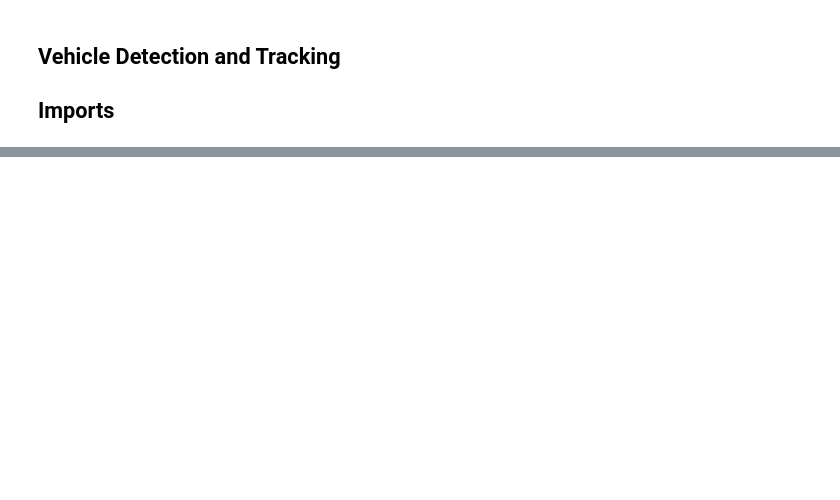
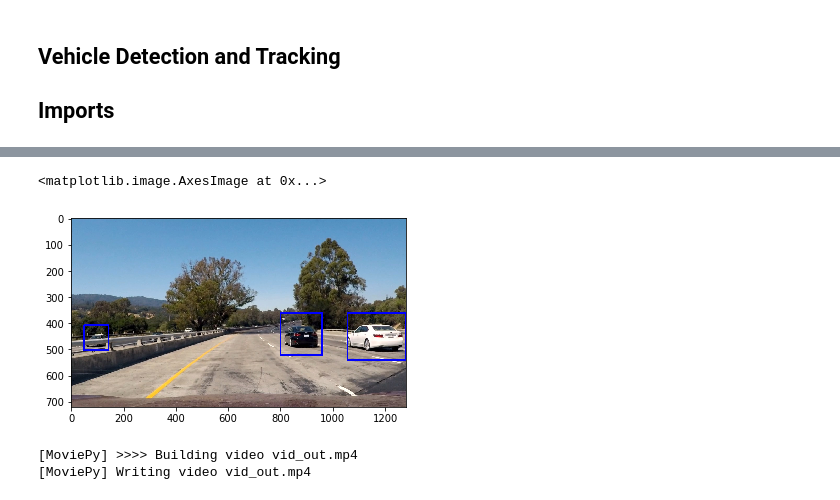
Before and after one commit to baninho/CarND-P5, a Jupyter notebook: P5.ipynb, the cells around one changed output, grey strips where cells are left out. Saved outputs shown, nothing was run; the diff lists cells and outputs as text; code cells hidden in the pictures; blank space fills up the shorter version.

```diff
--- a/P5.ipynb
+++ b/P5.ipynb
@@ -540,9 +558,10 @@ def process_image(img):
         # Add heat to window with a detection
         heat = add_heat(heat,hot_windows)
 
-    if frame_counter > -1:
-        heat = apply_threshold(heat,1)
-        #heat -= 1
+    if frame_counter > 2:
+        heat = 0.5*apply_threshold(heat,2)
+        heat -= np.amin(heat)
+        heat = np.clip(heat, 0, 255)
 
     # Find final boxes from heatmap using label function
     labels = label(heat)
@@ -553,21 +572,27 @@ def process_image(img):
     return img_out
 # %%
 frame_counter = 0
-heat = np.zeros_like(img[:,:,0]).astype(np.uint8)
+heat = np.zeros_like(img[:,:,0]).astype(np.float32)
 hot_windows = []
 
 img = cv2.imread('./test_images/test1.jpg')[:,:,::-1]
 
 plt.imshow(process_image(img))
+# %% [output]
+<matplotlib.image.AxesImage at 0x...>
+[figure, added]
 # %%
 frame_counter = 0
-heat = np.zeros_like(img[:,:,0]).astype(np.uint8)
+heat = np.zeros_like(img[:,:,0]).astype(np.float32)
 hot_windows = []
 
 vid_out = 'vid_out.mp4'
-clip1 = VideoFileClip("test_video.mp4")
+clip1 = VideoFileClip("project_video.mp4")
 clip_out = clip1.fl_image(process_image) #NOTE: this function expects color images!!
 %time clip_out.write_videofile(vid_out, audio=False)
+# %% [output]
+[MoviePy] >>>> Building video vid_out.mp4
+[MoviePy] Writing video vid_out.mp4
 # %%
 HTML("""
 <video width="1280" height="720" controls>
```
Also changed, not shown: parts of 8 cells of this notebook.
